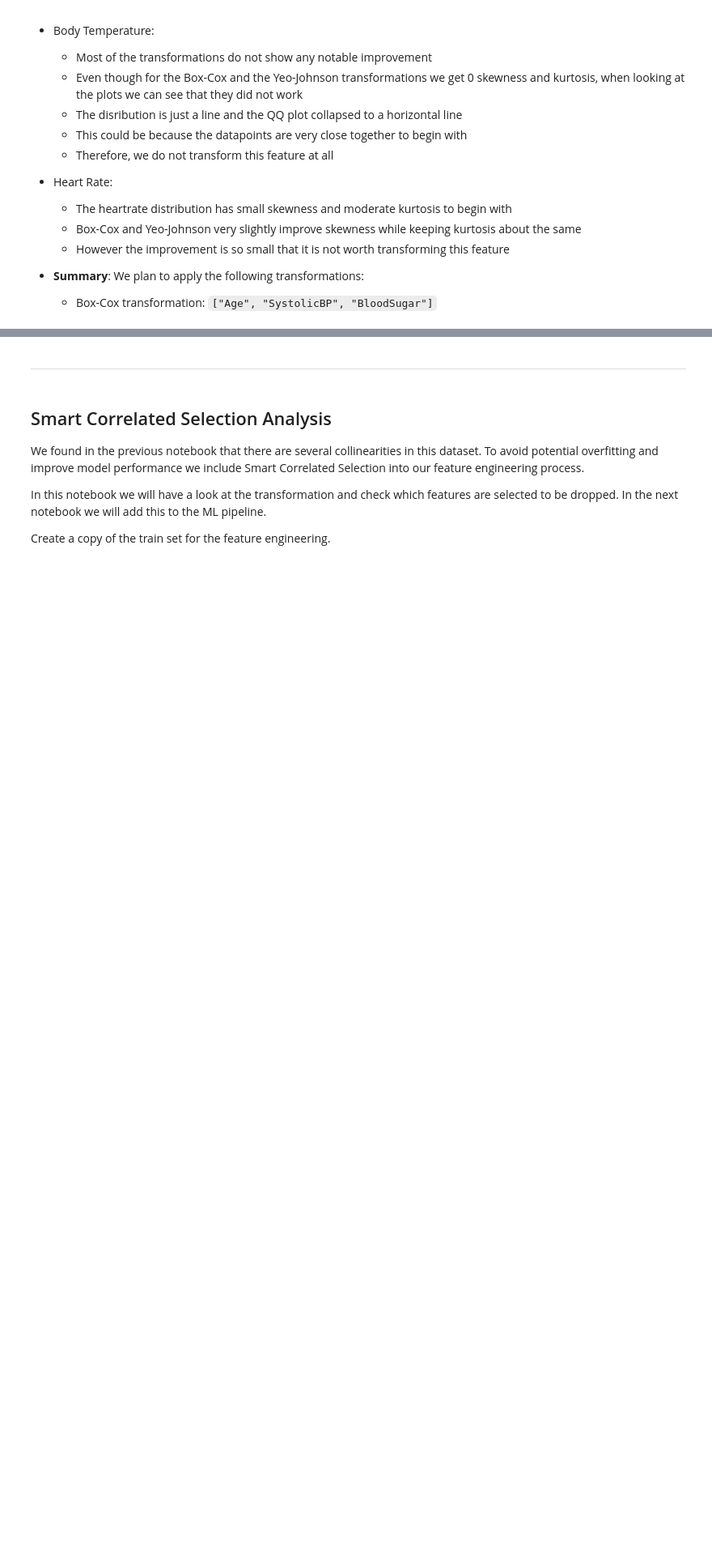
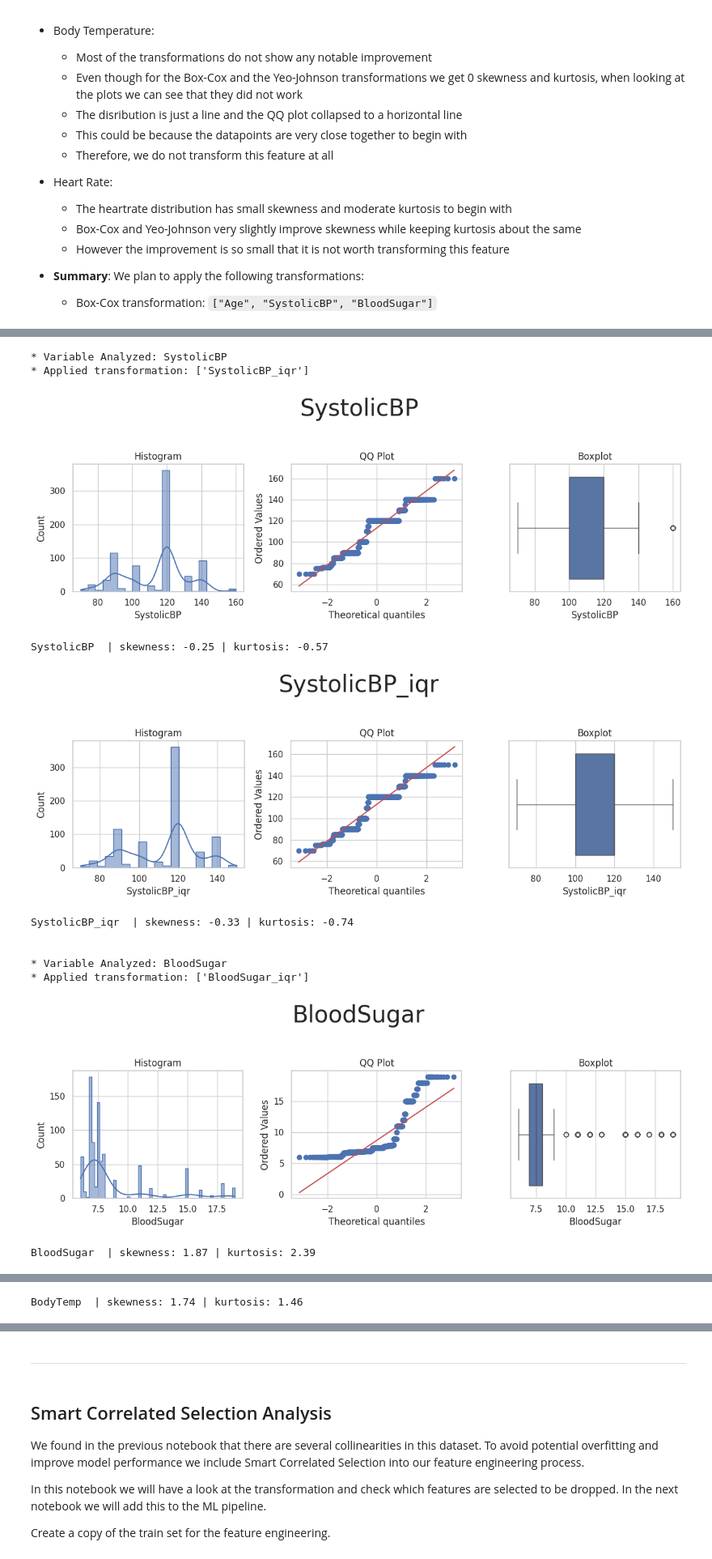
Before and after one commit to theresaabl/ML-maternal-health-risk, a Jupyter notebook: jupyter_notebooks/05-FeatureEngineering.ipynb, the cells around one changed output, grey strips where cells are left out. Shown at 81% size. Saved outputs shown, nothing was run; the diff lists cells and outputs as text; code cells hidden in the pictures; blank space fills up the shorter version.

Commit message:
Add winsorizer to feature engineering analysis in notebook 5

```diff
--- a/jupyter_notebooks/05-FeatureEngineering.ipynb
+++ b/jupyter_notebooks/05-FeatureEngineering.ipynb
@@ -358,0 +482,3 @@ From the plots and the skewness and kurtosis summary table, we can draw the foll
+# %%
+df_eng_outliers = train_set.filter(["SystolicBP", "BloodSugar", "BodyTemp"]).copy()
+df_eng_outliers.head()
@@ -358,0 +492,15 @@ From the plots and the skewness and kurtosis summary table, we can draw the foll
+# %%
+df_feat_eng_out, skew_kurtosis_report_out = FeatureEngineeringAnalysis(df_eng_outliers, analysis_type="outlier_winsorizer")
+# %% [output]
+* Variable Analyzed: SystolicBP
+* Applied transformation: ['SystolicBP_iqr']
+[figure, added]
+SystolicBP  | skewness: -0.25 | kurtosis: -0.57
+[figure, added]
+SystolicBP_iqr  | skewness: -0.33 | kurtosis: -0.74
+
+
+* Variable Analyzed: BloodSugar
+* Applied transformation: ['BloodSugar_iqr']
+[figure, added]
+BloodSugar  | skewness: 1.87 | kurtosis: 2.39
@@ -358,0 +514 @@ From the plots and the skewness and kurtosis summary table, we can draw the foll
+BodyTemp  | skewness: 1.74 | kurtosis: 1.46
```
Also changed, not shown: parts of 23 cells of this notebook, 3 other files.
